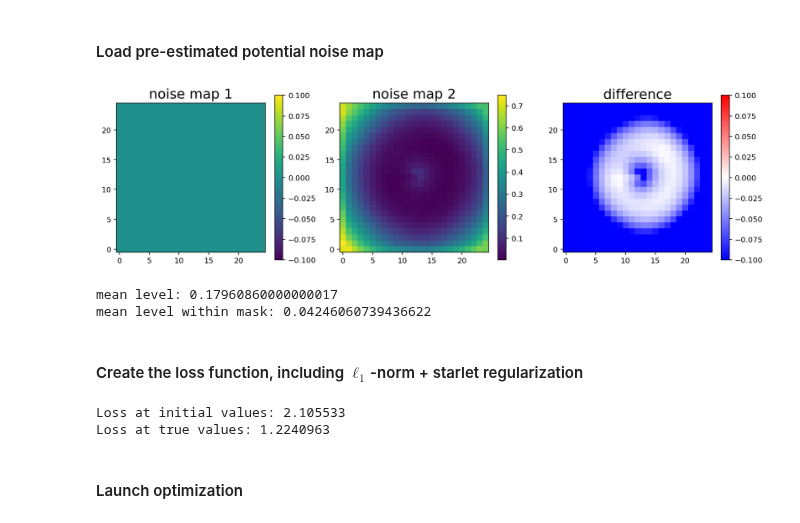
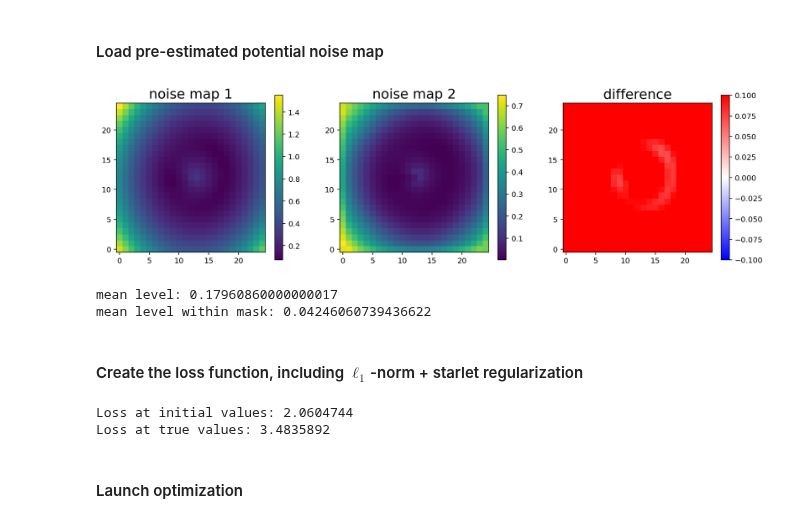
Before and after one commit to Herculens/herculens, a Jupyter notebook: notebooks/fit_pixelated_compact_potential.ipynb, the cells around one changed output. Drawn from its saved outputs; the diff is of its cells as text; code cells hidden in the pictures.

```diff
--- a/notebooks/fit_pixelated_compact_potential.ipynb
+++ b/notebooks/fit_pixelated_compact_potential.ipynb
@@ -235,7 +236,8 @@ kwargs_fixed = {
     'kwargs_lens': [kwargs_hybrid_lens_mass[0], {}],
     'kwargs_source': kwargs_source_light,
 }
-parameters = Parameters(hybrid_lens_image, kwargs_init, kwargs_prior, kwargs_fixed)
+parameters = Parameters(hybrid_lens_image, kwargs_init,
+                        kwargs_fixed, kwargs_prior=kwargs_prior)
 
 kwargs_true = {
     'kwargs_lens': kwargs_hybrid_lens_mass,
@@ -283,35 +285,41 @@ plt.show()
 # %% [markdown]
 #### Load pre-estimated potential noise map
 # %%
-dpsi_noise_map1 = np.zeros((npix_lowres, npix_lowres)) # np.load(f'data/dpsi_1sigma_bkg{sigma_bkd}_{npix_lowres}px_pixmass.npy')
+#dpsi_noise_map1 = np.zeros((npix_lowres, npix_lowres)) # np.load(f'data/dpsi_1sigma_bkg{sigma_bkd}_{npix_lowres}px_pixmass.npy')
 dpsi_noise_map2 = np.load(f'data/dpsi_1sigma_bkg{sigma_bkd}_{npix_lowres}px_fullmass_fullamp.npy')
+
+dpsi_noise_map1 = model_util.pixel_pot_noise_map(hybrid_lens_image,
+                                                 parameters.initial_values(as_kwargs=True),
+                                                 cut=1e-3)
+
 
 fig, axes = plt.subplots(1, 3, figsize=(15, 4))
 ax = axes[0]
 ax.set_title("noise map 1", fontsize=FS)
 im = ax.imshow(dpsi_noise_map1, origin='lower')
 fig.colorbar(im, ax=ax)
 ax = axes[1]
 ax.set_title("noise map 2", fontsize=FS)
 im = ax.imshow(dpsi_noise_map2, origin='lower')
 fig.colorbar(im, ax=ax)
 ax = axes[2]
 ax.set_title("difference", fontsize=FS)
 im = ax.imshow(dpsi_noise_map1 - dpsi_noise_map2, origin='lower', cmap='bwr', vmin=-0.1, vmax=0.1)
 fig.colorbar(im, ax=ax)
 plt.show()
 
 print("mean level:", np.mean(dpsi_noise_map2))
 print("mean level within mask:", np.mean(dpsi_noise_map2[mask_lowres == 1.]))
 # %% [output]
-[figure, old version]
+[figure, new version]
 mean level: 0.17960860000000017
 mean level within mask: 0.04246060739436622
 # %% [markdown]
 #### Create the loss function, including $\ell_1$-norm + starlet regularization
 # %%
 # Choose noise map for potential grid regularization
-potential_noise_map = np.mean(dpsi_noise_map2[mask_lowres == 1.])
+#potential_noise_map = np.mean(dpsi_noise_map2[mask_lowres == 1.])
+potential_noise_map = dpsi_noise_map1
 
 # Create loss
 loss = Loss(data, hybrid_lens_image, parameters,
@@ -325,8 +333,8 @@ loss = Loss(data, hybrid_lens_image, parameters,
 print("Loss at initial values:", loss(p_init))
 print("Loss at true values:", loss(p_true))
 # %% [output]
-Loss at initial values: 2.105533
-Loss at true values: 1.2240963
+Loss at initial values: 2.0604744
+Loss at true values: 3.4835892
 # %% [markdown]
 #### Launch optimization
 # %%
```
Also changed, not shown: parts of 9 cells of this notebook, 6 other files.
